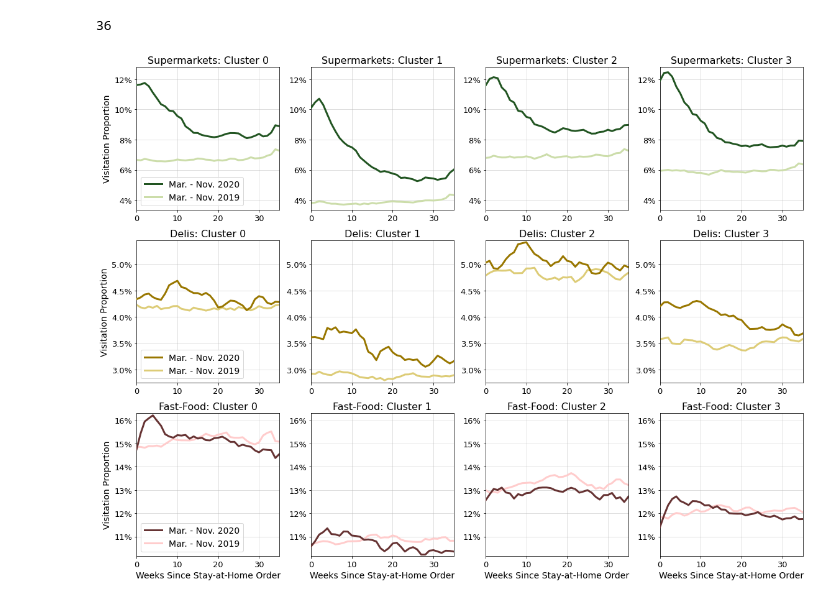
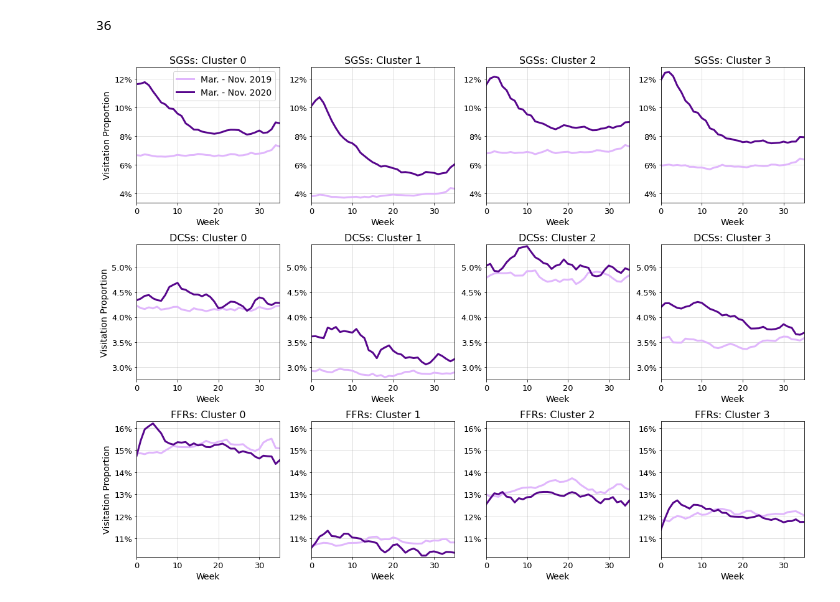
Before and after one commit to cpcarey/nyu-cusp-food-access, a Jupyter notebook: notebooks/cc0105_modified_mobility_patterns_with_cluster.ipynb, the cells around one changed output. Cells and saved outputs as stored; diff of their text form; code cells hidden in the pictures.

```diff
--- a/notebooks/cc0105_modified_mobility_patterns_with_cluster.ipynb
+++ b/notebooks/cc0105_modified_mobility_patterns_with_cluster.ipynb
@@ -33,8 +56,8 @@ DATE_START_PRE_COVID_ROLLING = pd.to_datetime('2019-03-11 00:00:00-05:00')
 DATE_END_PRE_COVID_ROLLING = pd.to_datetime('2019-12-02 00:00:00-05:00')
 
 # Start of COVID-19 Pandemic Period
-DATE_START_COVID = pd.to_datetime('2020-03-16 00:00:00-05:00')
-DATE_END_COVID = pd.to_datetime('2020-11-23 00:00:00-05:00')
+DATE_START_COVID_ROLLING = pd.to_datetime('2020-03-16 00:00:00-05:00')
+DATE_END_COVID_ROLLING = pd.to_datetime('2020-11-23 00:00:00-05:00')
 
 # Start of COVID-19 Pandemic Period -/+ 1 week
 DATE_START_COVID_ROLLING = pd.to_datetime('2020-03-09 00:00:00-05:00')
@@ -92,7 +113,7 @@ poi = pd.read_csv('./exports/poi_health_recategorized.csv')
 other_retail = [
     'Beer, Wine, and Liquor Stores',
     'Big Box Grocers',
-    #'Delis and Convenience Stores',
+    'Delis and Convenience Stores',
     'Food Services',
     'General Merchandise Stores',
     'Specialty Food Stores',
@@ -313,47 +226,38 @@ plot_categories = [
     tp20.columns.levels[0][1],
 ]
 
-category_names = ['Supermarkets', 'Delis', 'Fast-Food']
-
-pcolors = [
-    ('#225522', '#ccddaa'),
-    ('#997700', '#ddcc77'),
-    ('#663333', '#ffcccc'),
-]
+category_names = ['SGSs', 'DCSs', 'FFRs']
 
 s = 4
 fig, ax = plt.subplots(len(plot_categories), 4, figsize=(s * 4, s * len(plot_categories)))
 
-    #fig.suptitle('Visitation for %s ' % category,
-    #             fontsize=16,
-    #             verticalalignment='top')
 for i, category in enumerate(plot_categories):
 
     min_y = 1
     max_y = 0
 
     for cl in range(4):
-        tp20[(category, cl)].plot(ax=ax[i, cl], label='Mar. - Nov. 2020', legend=(i==0 and cl==0), color=pcolors[i][0], linewidth=3, zorder=3)
-        tp19[(category, cl)].plot(ax=ax[i, cl], label='Mar. - Nov. 2019', legend=(i==0 and cl==0), color=pcolors[i][1], linewidth=3, zorder=2)
+        tp19[(category, cl)].plot(ax=ax[i, cl], label='Mar. - Nov. 2019', legend=(i==0 and cl==0), color=COLORS[1], linewidth=3)
+        tp20[(category, cl)].plot(ax=ax[i, cl], label='Mar. - Nov. 2020', legend=(i==0 and cl==0), color=COLORS[0], linewidth=3)
         ax[i, cl].set_title(f'{category_names[i]}: Cluster {cl}', fontsize=FONT_SIZE_TITLE)
         min_y = min(min_y, ax[i, cl].get_ylim()[0])
         max_y = max(max_y, ax[i, cl].get_ylim()[1])
 
         ax[i, cl].grid(color='#bdbdbd', alpha=0.6, zorder=1)
 
     for cl in range(4):
         ax[i, cl].set_xlim([0, len(tp20) - 1])
-        if i == 2:
-            ax[i, cl].set_xlabel('Weeks Since Stay-at-Home Order', fontsize=FONT_SIZE_AXIS)
+        ax[i, cl].set_xlabel('Week', fontsize=FONT_SIZE_AXIS)
         ax[i, cl].set_ylim([min_y, max_y])
         ax[i, cl].tick_params(axis='x', labelsize=FONT_SIZE_TICKS)
         ax[i, cl].tick_params(axis='y', labelsize=FONT_SIZE_TICKS)
         ax[i, cl].yaxis.set_major_formatter(mtick.PercentFormatter(1.0, decimals=(1 if i == 1 else 0)))
         ax[i, 0].set_ylabel('Visitation Proportion', fontsize=FONT_SIZE_AXIS)
 
-    ax[i, 0].legend(fontsize=FONT_SIZE_LEGEND, loc='lower left')
+    if i == 0:
+        ax[0, 0].legend(fontsize=FONT_SIZE_LEGEND)
 
 plt.tight_layout()
 plt.show()
 # %% [output]
-[figure, old version]
+[figure, new version]
```
Also changed, not shown: parts of 27 cells of this notebook, 1 other file.
